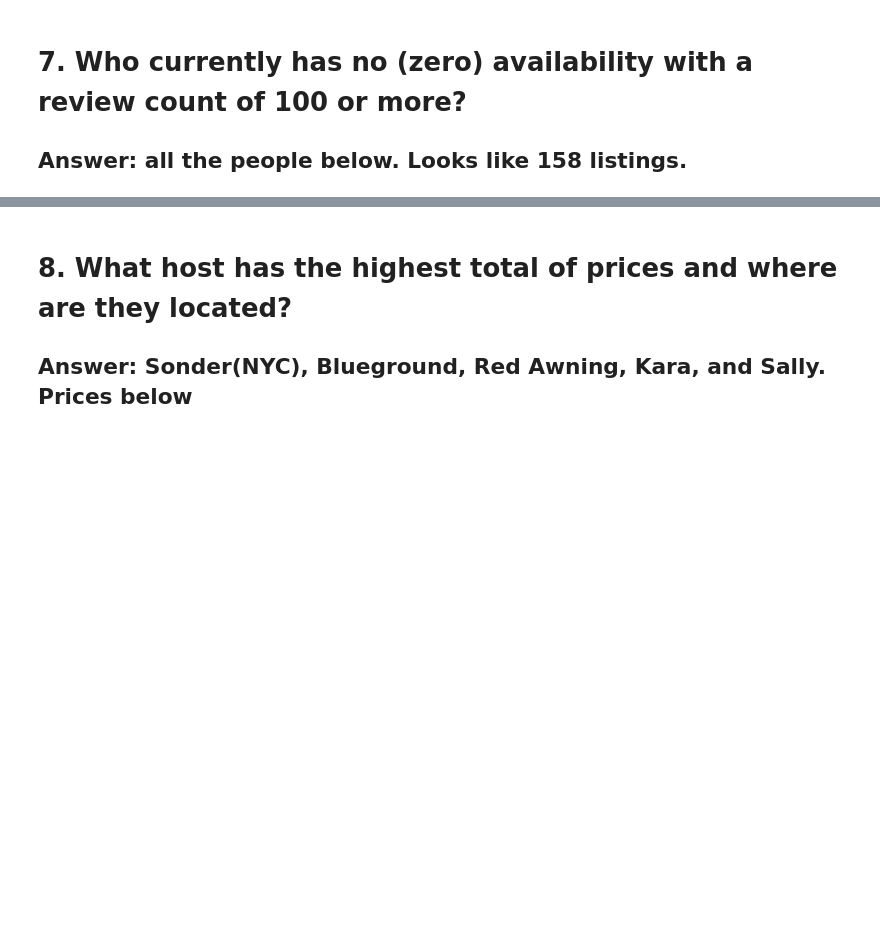
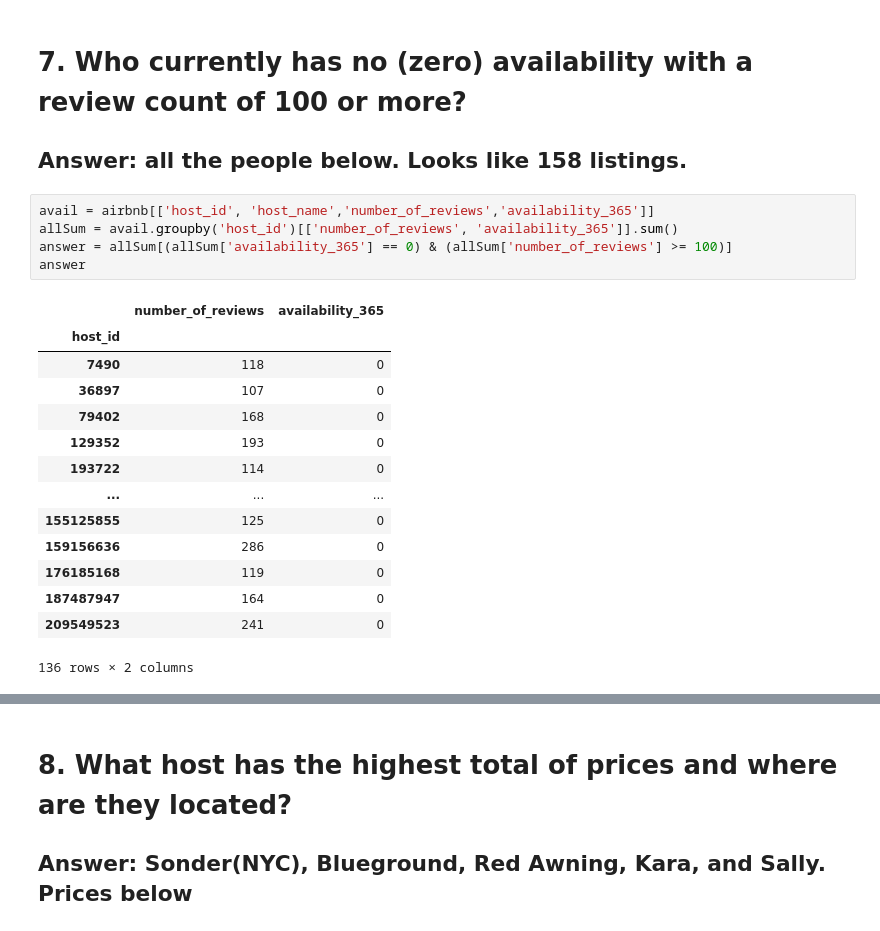
Before and after one commit to mikehkaiser/airbnb_data_analysis, a Jupyter notebook: AirBnB Case Study Project Jupyter notebook.ipynb, the cells around one changed output, grey strips where cells are left out. Drawn from its saved outputs; the diff is of its cells as text; blank space fills up the shorter version.

```diff
--- a/AirBnB Case Study Project Jupyter notebook.ipynb
+++ b/AirBnB Case Study Project Jupyter notebook.ipynb
@@ -197,4 +197,24 @@ pd.DataFrame(airbnb.groupby(['host_name', 'host_id']).sum().sort_values('price',
 # 7. Who currently has no (zero) availability with a review count of 100 or more?
 
 ## Answer: all the people below. Looks like 158 listings.
+# %%
+avail = airbnb[['host_id', 'host_name','number_of_reviews','availability_365']]
+allSum = avail.groupby('host_id')[['number_of_reviews', 'availability_365']].sum()
+answer = allSum[(allSum['availability_365'] == 0) & (allSum['number_of_reviews'] >= 100)]
+answer
+# %% [output]
+|  | number_of_reviews | availability_365 |
+| host_id |  |  |
+| 7490 | 118 | 0 |
+| 36897 | 107 | 0 |
+| 79402 | 168 | 0 |
+| 129352 | 193 | 0 |
+| 193722 | 114 | 0 |
+| ... | ... | ... |
+| 155125855 | 125 | 0 |
+| 159156636 | 286 | 0 |
+| 176185168 | 119 | 0 |
+| 187487947 | 164 | 0 |
+| 209549523 | 241 | 0 |
+136 rows × 2 columns
 # %%
```
Also changed, not shown: parts of 1 cell of this notebook.
